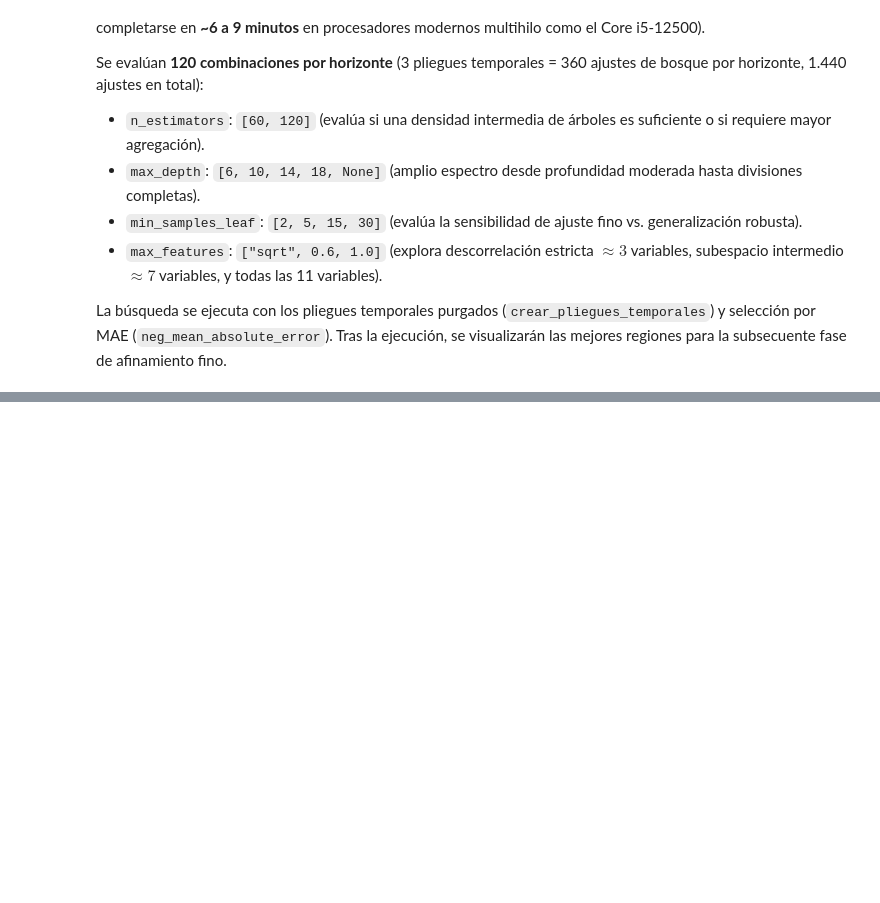
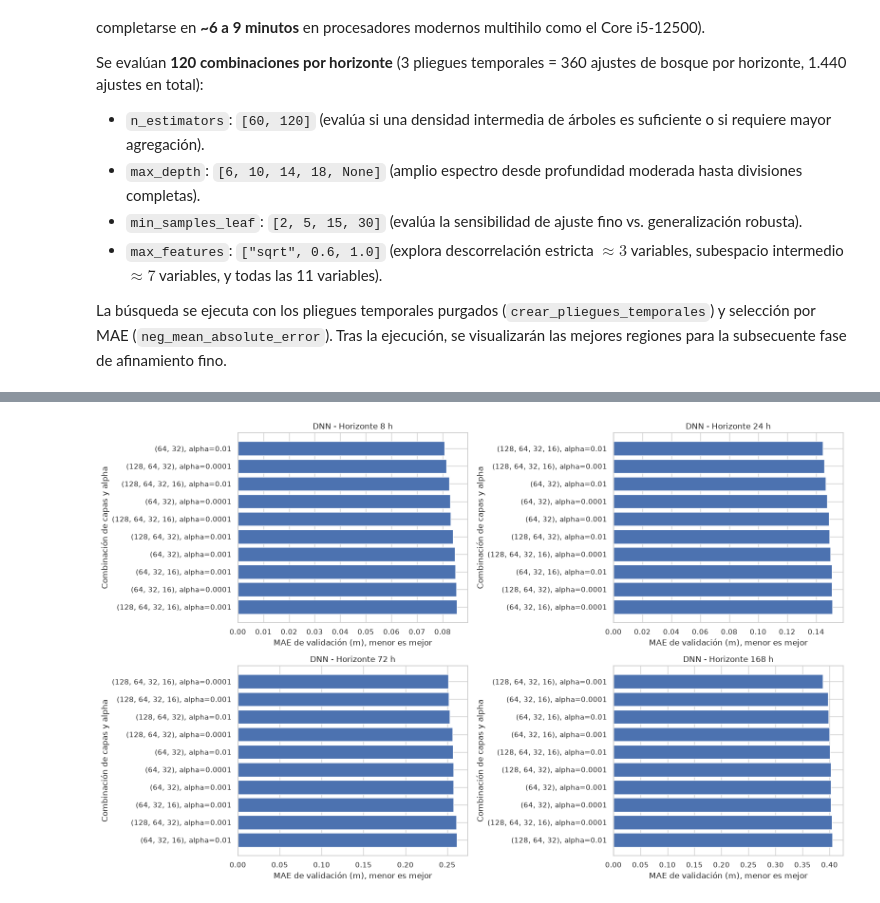
Before and after one commit to DannelBA/machine_learnig_rio_magdalena, a Jupyter notebook: prediccion_rio_magdalena.ipynb, the cells around one changed output, grey strips where cells are left out. Saved outputs shown, nothing was run; the diff lists cells and outputs as text; code cells hidden in the pictures; blank space fills up the shorter version.

```diff
--- a/prediccion_rio_magdalena.ipynb
+++ b/prediccion_rio_magdalena.ipynb
@@ -1174,0 +1460,83 @@ resultados_comparacion = pd.concat(
+# %%
+pipeline_dnn = Pipeline([
+    ("escalador", StandardScaler()),
+    ("dnn", MLPRegressor(activation="relu", max_iter=300, early_stopping=True, random_state=42)),
+])
+parametros_dnn = {
+    "dnn__hidden_layer_sizes": [(64, 32), (64, 32, 16), (128, 64, 32), (128, 64, 32, 16)],
+    "dnn__alpha": [0.0001, 0.001, 0.01],
+}
+resultados_busqueda_dnn = []
+resultados_dnn_ajustado = []
+modelos_dnn_ajustados = {}
+
+for horizonte, particion in particiones_por_horizonte.items():
+    entrenamiento = particion["entrenamiento"]
+    prueba = particion["prueba"]
+    columna_objetivo = f"maximo_observado_proximas_{horizonte}h"
+
+    busqueda = GridSearchCV(
+        pipeline_dnn,
+        param_grid=parametros_dnn,
+        scoring="neg_mean_absolute_error",
+        cv=crear_pliegues_temporales(entrenamiento, horizonte),
+        n_jobs=-1,
+    )
+    busqueda.fit(entrenamiento[columnas_predictores], entrenamiento[columna_objetivo])
+    modelo = busqueda.best_estimator_
+    prediccion = modelo.predict(prueba[columnas_predictores])
+    real = prueba[columna_objetivo]
+    modelos_dnn_ajustados[horizonte] = modelo
+
+    for parametros, mae_cv in zip(
+        busqueda.cv_results_["params"], -busqueda.cv_results_["mean_test_score"]
+    ):
+        resultados_busqueda_dnn.append({
+            "horizonte_horas": horizonte,
+            "capas": str(parametros["dnn__hidden_layer_sizes"]),
+            "alpha": parametros["dnn__alpha"],
+            "MAE_CV_m": mae_cv,
+        })
+
+    resultados_dnn_ajustado.append({
+        "modelo": "dnn_ajustado",
+        "horizonte_horas": horizonte,
+        "capas": str(busqueda.best_params_["dnn__hidden_layer_sizes"]),
+        "alpha": busqueda.best_params_["dnn__alpha"],
+        "muestras_prueba": len(prueba),
+        "MAE_CV_m": -busqueda.best_score_,
+        "MAE_prueba_m": mean_absolute_error(real, prediccion),
+        "RMSE_prueba_m": mean_squared_error(real, prediccion) ** 0.5,
+    })
+
+resultados_busqueda_dnn = pd.DataFrame(resultados_busqueda_dnn)
+resultados_dnn_ajustado = pd.DataFrame(resultados_dnn_ajustado)
+
+display(
+    resultados_busqueda_dnn.sort_values(["horizonte_horas", "MAE_CV_m"])
+    .groupby("horizonte_horas").head(5)
+)
+display(resultados_dnn_ajustado)
+
+fig, ejes = plt.subplots(2, 2, figsize=(16, 10))
+for eje, (horizonte, candidatos) in zip(ejes.flat, resultados_busqueda_dnn.groupby("horizonte_horas")):
+    mejores = candidatos.nsmallest(10, "MAE_CV_m")
+    etiquetas = mejores["capas"] + ", alpha=" + mejores["alpha"].astype(str)
+    eje.barh(etiquetas, mejores["MAE_CV_m"])
+    eje.invert_yaxis()
+    eje.set_title(f"DNN - Horizonte {horizonte} h")
+    eje.set_xlabel("MAE de validación (m), menor es mejor")
+    eje.set_ylabel("Combinación de capas y alpha")
+fig.tight_layout()
+plt.show()
+
+resultados_comparacion = pd.concat(
+    [
+        resultados_comparacion,
+        resultados_dnn_ajustado.rename(columns={"MAE_prueba_m": "MAE_m", "RMSE_prueba_m": "RMSE_m"})
+        [["modelo", "horizonte_horas", "muestras_prueba", "MAE_m", "RMSE_m"]],
+    ],
+    ignore_index=True,
+)
+display(resultados_comparacion.sort_values(["horizonte_horas", "MAE_m"]))
+# %% [output]
@@ -1174,0 +1565 @@ resultados_comparacion = pd.concat(
+[figure, added]
```
Also changed, not shown: parts of 13 cells of this notebook, 1 other file.
